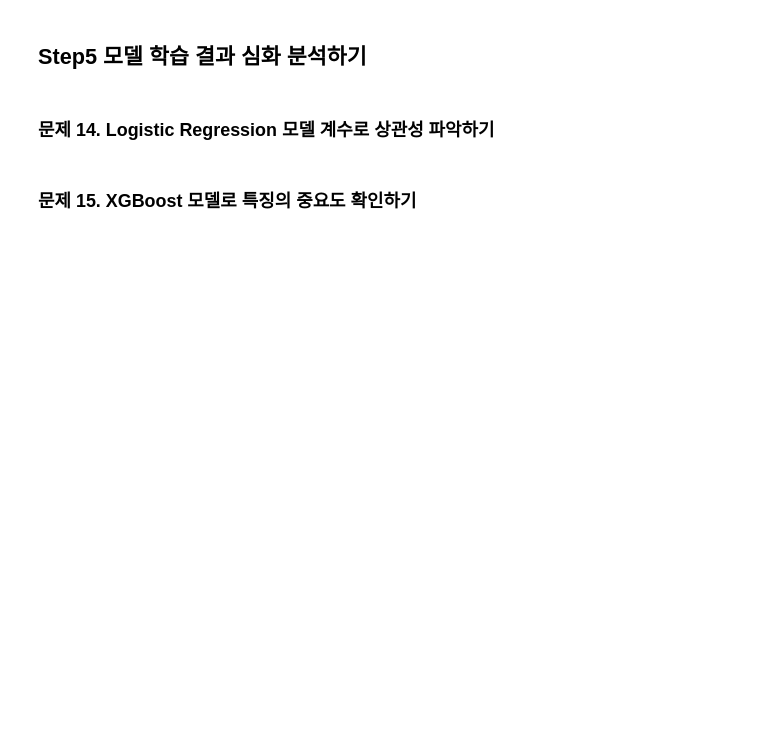
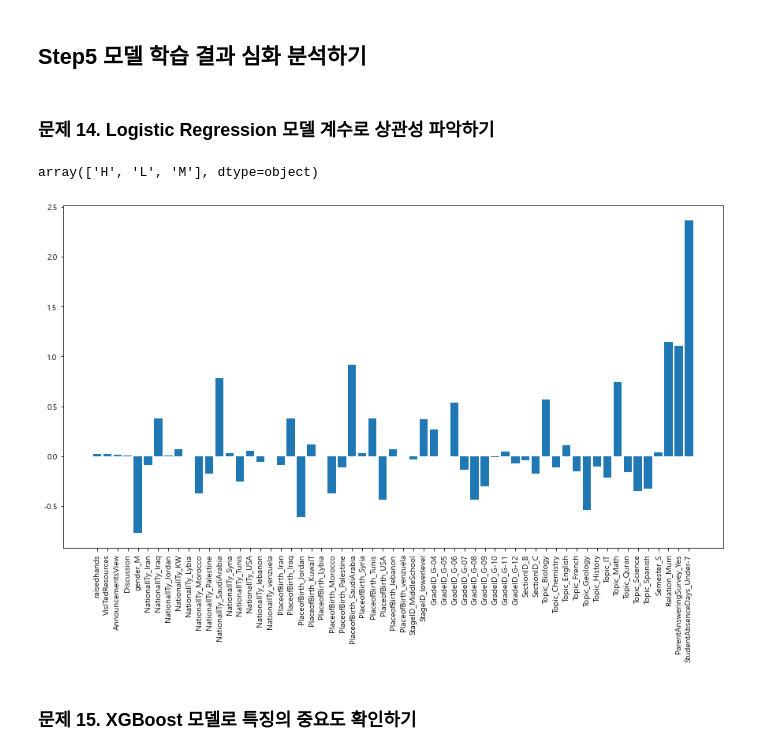
Before and after one commit to LEEHM97/machine-learning-exercises, a Jupyter notebook: 11.아이의 학습 성공&실패/우리 애는 머리는 좋은데, 공부를 안해서 그래요.ipynb, the cells around one changed output. Saved outputs shown, nothing was run; the diff lists cells and outputs as text; code cells hidden in the pictures; blank space fills up the shorter version.

```diff
--- a/11.아이의 학습 성공&실패/우리 애는 머리는 좋은데, 공부를 안해서 그래요.ipynb
+++ b/11.아이의 학습 성공&실패/우리 애는 머리는 좋은데, 공부를 안해서 그래요.ipynb
@@ -349,4 +349,5 @@ X_train, X_test, y_train, y_test = train_test_split(X, y, test_size=0.3, random_
 from sklearn.linear_model import LogisticRegression
 # %%
 # LogisticRegression 모델 생성/학습
-model_lr =
+model_lr = LogisticRegression(max_iter=10000)
+model_lr.fit(X_train, y_train)
@@ -378,2 +414,14 @@ pred =
+# %%
+model_lr.classes_
+# %% [output]
+array(['H', 'L', 'M'], dtype=object)
+# %%
+# Logistic Regression 모델의 coef_ 속성을 plot하기
+plt.figure(figsize=(15,8))
+plt.bar(X.columns, model_lr.coef_[0, :])
+plt.xticks(rotation=90)
+plt.show()
+# %% [output]
+[figure, added]
 # %% [markdown]
 ### 문제 15. XGBoost 모델로 특징의 중요도 확인하기
```
Also changed, not shown: parts of 7 cells of this notebook.
